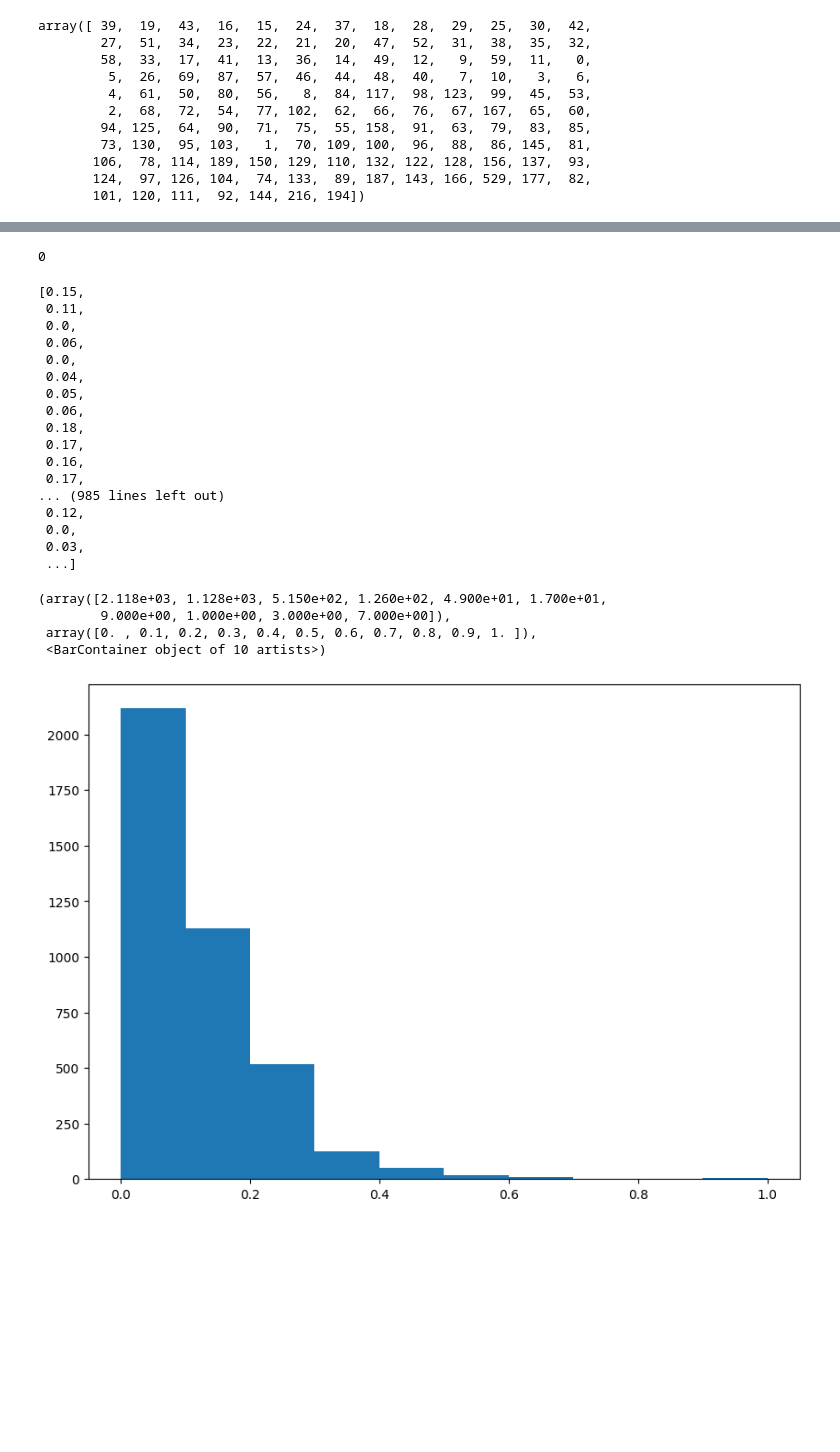
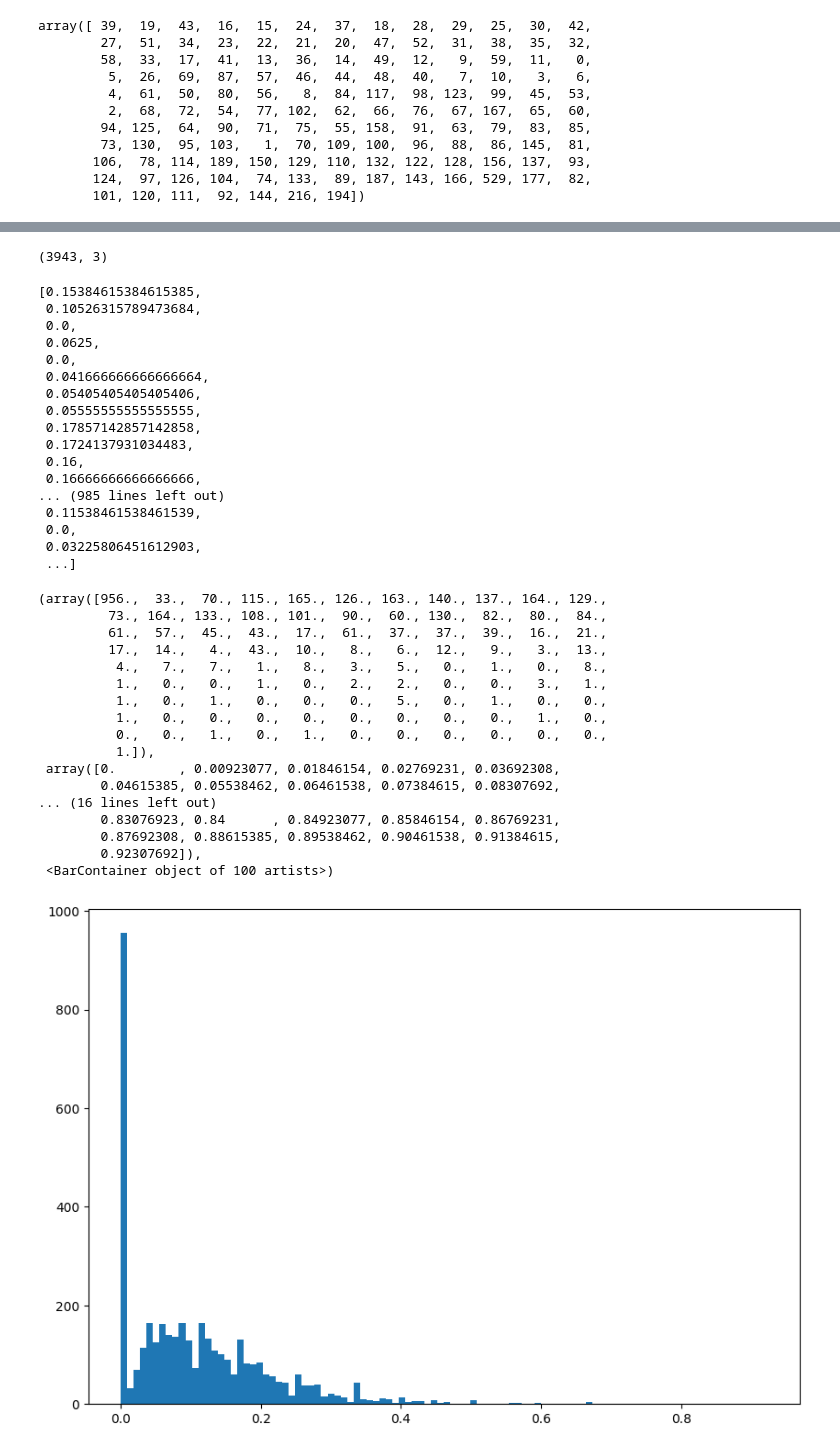
Before and after one commit to MohammedAborezka/RDI-project, a Jupyter notebook: sentence_analysis_camel.ipynb, the cells around one changed output, grey strips where cells are left out. Cells and saved outputs as stored; diff of their text form; code cells hidden in the pictures; blank space fills up the shorter version.

```diff
--- a/sentence_analysis_camel.ipynb
+++ b/sentence_analysis_camel.ipynb
@@ -41,7 +41,8 @@ for x,y in enumerate(df["word"]):
     senten.append(y)
     entities.append(df.iloc[x,1])
    elif y == ".":
-    sentence.append({"sentence": senten,"num_words": len(senten),"entities":entities})
+    full_senten = " ".join(senten)
+    sentence.append({"sentence": full_senten,"num_words": len(senten),"entities":entities})
     senten=[]
     entities = []
 # %%
@@ -121,2 +119,2 @@ array([ 39,  19,  43,  16,  15,  24,  37,  18,  28,  29,  25,  30,  42,
 # %%
-max(df.num_words)
+df = df[df["num_words"]!=0]
@@ -125,7 +145,9 @@ max(df.num_words)
 # %%
-min(df.num_words)
+df = df[df["num_words"]!=1]
-# %% [output]
-0
+# %%
+df.shape
+# %% [output]
+(3943, 3)
 # %%
 count =0
 counter = []
@@ -134,36 +156,49 @@ for x in df['entities']:
     if y != "O":
       count+=1
   try:
-    counter.append(round(count/len(x),2))
+    counter.append(count/len(x))
   except ZeroDivisionError:
     pass
   count=0
 # %%
 counter
 # %% [output]
-[0.15,
- 0.11,
+[0.15384615384615385,
+ 0.10526315789473684,
  0.0,
- 0.06,
+ 0.0625,
  0.0,
- 0.04,
- 0.05,
- 0.06,
- 0.18,
- 0.17,
+ 0.041666666666666664,
+ 0.05405405405405406,
+ 0.05555555555555555,
+ 0.17857142857142858,
+ 0.1724137931034483,
  0.16,
- 0.17,
+ 0.16666666666666666,
 ... (985 lines left out)
- 0.12,
+ 0.11538461538461539,
  0.0,
- 0.03,
+ 0.03225806451612903,
  ...]
 # %%
 fig, ax = plt.subplots(figsize =(10, 7))
-ax.hist(counter)
+ax.hist(counter,bins=100)
 # %% [output]
-(array([2.118e+03, 1.128e+03, 5.150e+02, 1.260e+02, 4.900e+01, 1.700e+01,
-        9.000e+00, 1.000e+00, 3.000e+00, 7.000e+00]),
- array([0. , 0.1, 0.2, 0.3, 0.4, 0.5, 0.6, 0.7, 0.8, 0.9, 1. ]),
- <BarContainer object of 10 artists>)
+(array([956.,  33.,  70., 115., 165., 126., 163., 140., 137., 164., 129.,
+         73., 164., 133., 108., 101.,  90.,  60., 130.,  82.,  80.,  84.,
+         61.,  57.,  45.,  43.,  17.,  61.,  37.,  37.,  39.,  16.,  21.,
+         17.,  14.,   4.,  43.,  10.,   8.,   6.,  12.,   9.,   3.,  13.,
+          4.,   7.,   7.,   1.,   8.,   3.,   5.,   0.,   1.,   0.,   8.,
+          1.,   0.,   0.,   1.,   0.,   2.,   2.,   0.,   0.,   3.,   1.,
+          1.,   0.,   1.,   0.,   0.,   0.,   5.,   0.,   1.,   0.,   0.,
+          1.,   0.,   0.,   0.,   0.,   0.,   0.,   0.,   0.,   1.,   0.,
+          0.,   0.,   1.,   0.,   1.,   0.,   0.,   0.,   0.,   0.,   0.,
+          1.]),
+ array([0.        , 0.00923077, 0.01846154, 0.02769231, 0.03692308,
+        0.04615385, 0.05538462, 0.06461538, 0.07384615, 0.08307692,
+... (16 lines left out)
+        0.83076923, 0.84      , 0.84923077, 0.85846154, 0.86769231,
+        0.87692308, 0.88615385, 0.89538462, 0.90461538, 0.91384615,
+        0.92307692]),
+ <BarContainer object of 100 artists>)
-[figure, old version]
+[figure, new version]
```
Also changed, not shown: parts of 8 cells of this notebook.
